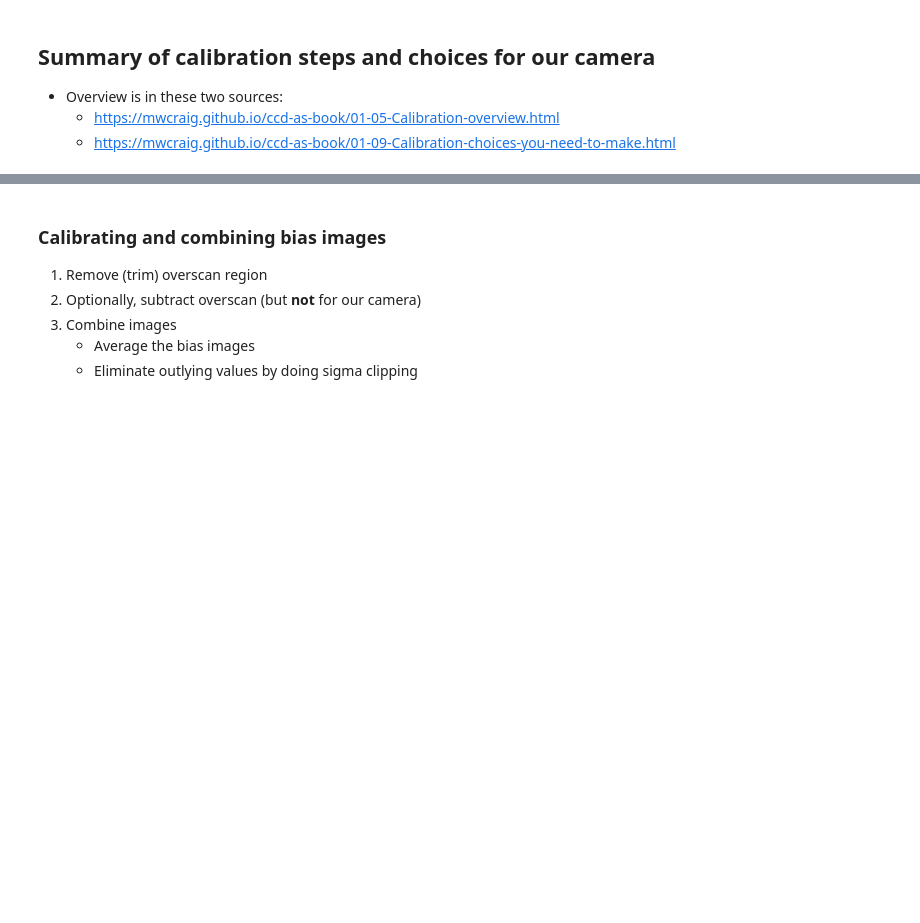
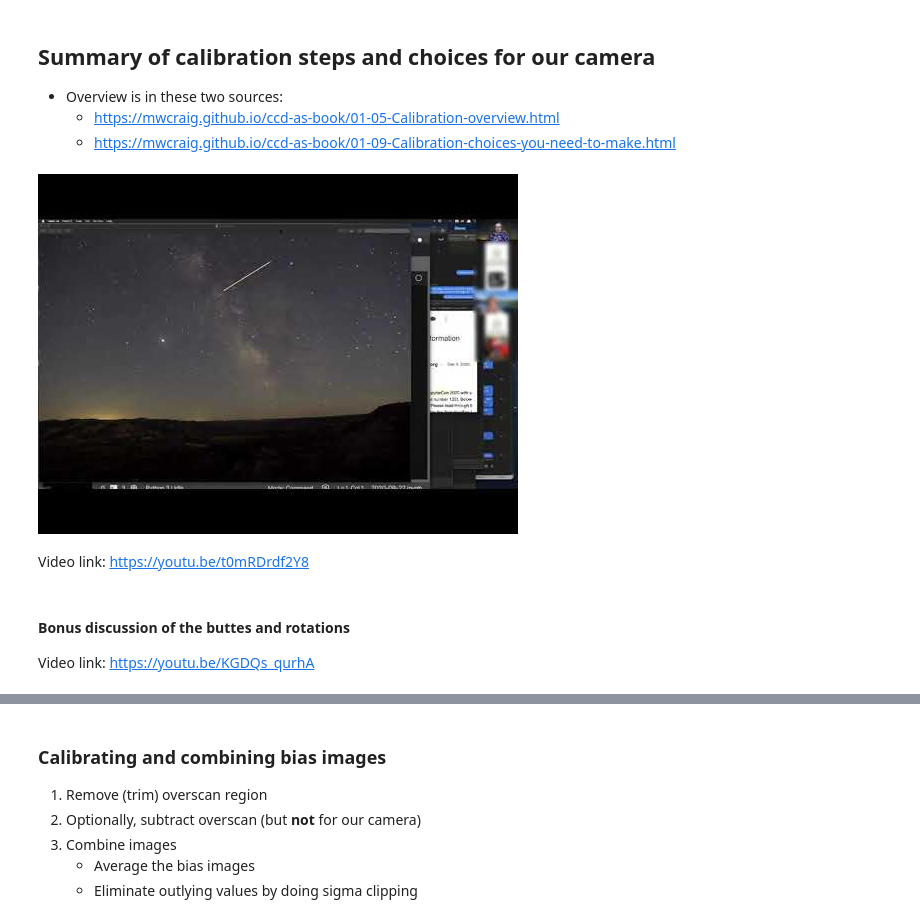
Before and after one commit to mwcraig/ast366-fall-2020, a Jupyter notebook: 2020-09-22.ipynb, the cells around one changed output, grey strips where cells are left out. Drawn from its saved outputs; the diff is of its cells as text; code cells hidden in the pictures; blank space fills up the shorter version.

Commit message:
Add videos to 9/22

```diff
--- a/2020-09-22.ipynb
+++ b/2020-09-22.ipynb
@@ -6,3 +6,15 @@
 + Overview is in these two sources:
     - https://mwcraig.github.io/ccd-as-book/01-05-Calibration-overview.html
     - https://mwcraig.github.io/ccd-as-book/01-09-Calibration-choices-you-need-to-make.html
+# %%
+from IPython.display import YouTubeVideo
+
+YouTubeVideo('t0mRDrdf2Y8')
+# %% [output]
+[figure, added]
+# %% [markdown]
+Video link: https://youtu.be/t0mRDrdf2Y8
+# %% [markdown]
+#### Bonus discussion of the buttes and rotations
+
+Video link: https://youtu.be/KGDQs_qurhA
```
Also changed, not shown: parts of 9 cells of this notebook.
